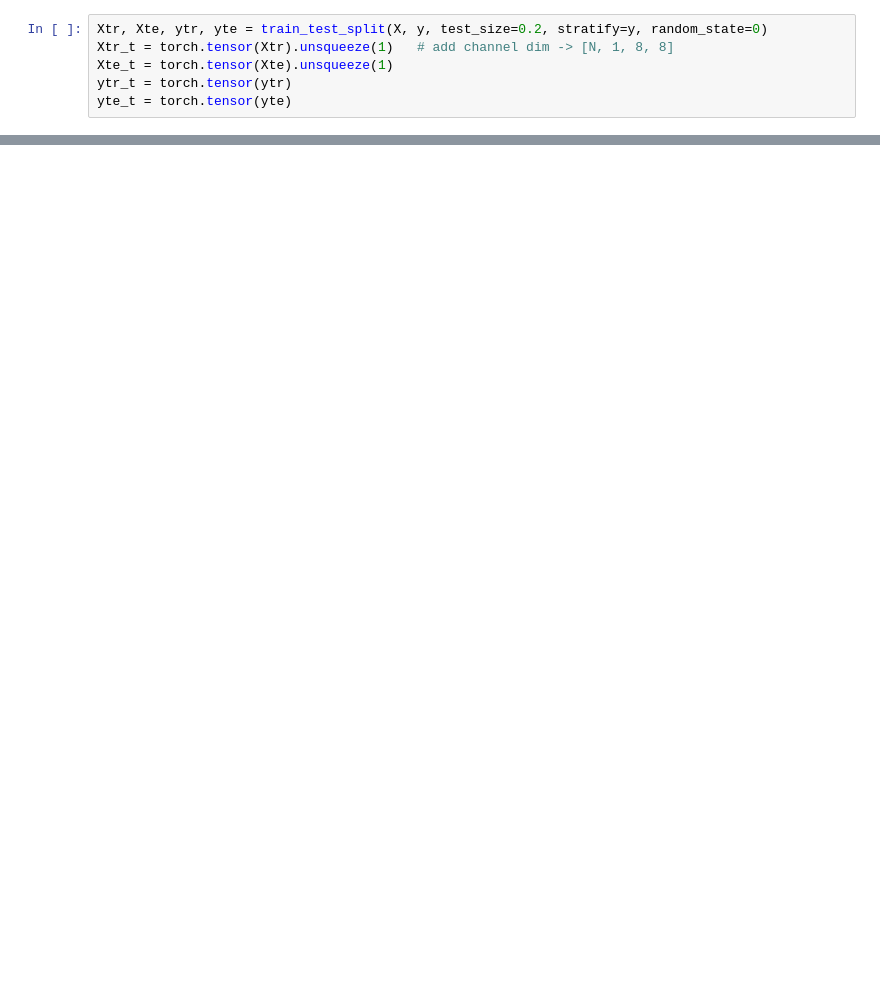
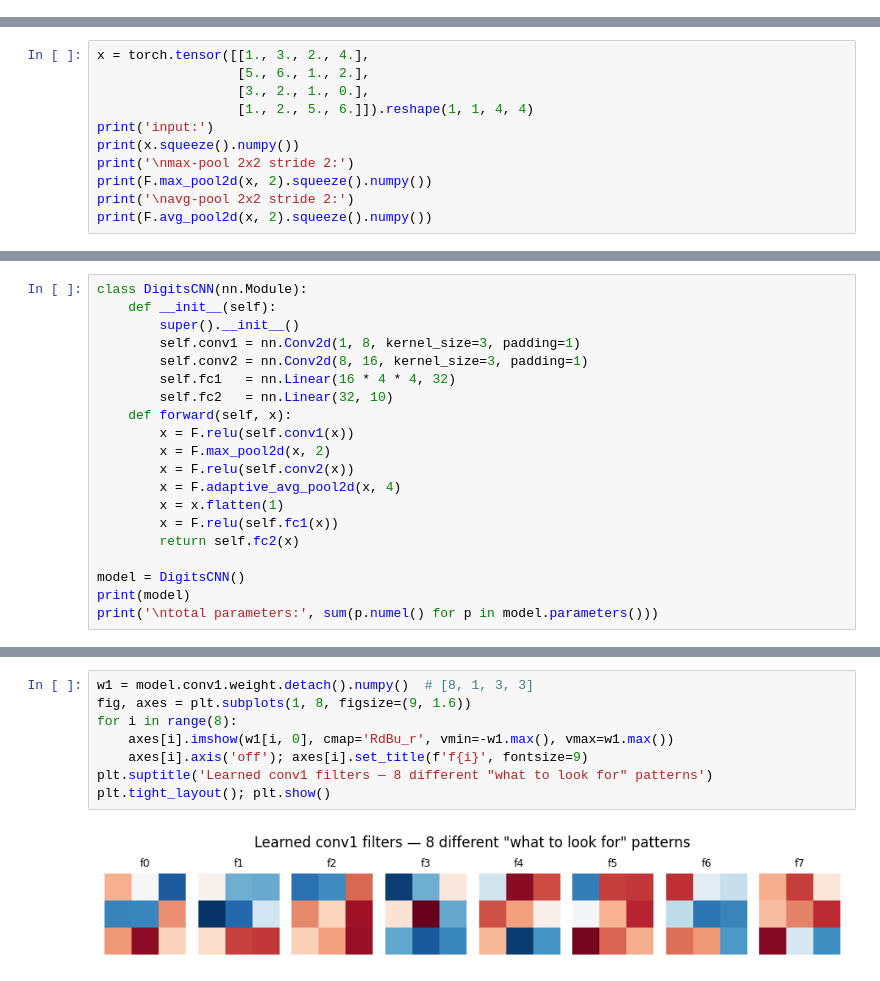
Before and after one commit to allamaprabhuani/allamaprabhuani.github.io, a Jupyter notebook: notebooks/04-cnns.ipynb, the cells around one changed output, grey strips where cells are left out. Saved outputs shown, nothing was run; the diff lists cells and outputs as text; blank space fills up the shorter version.

```diff
--- a/notebooks/04-cnns.ipynb
+++ b/notebooks/04-cnns.ipynb
@@ -33,6 +0,0 @@ shape: (1797, 8, 8)   classes: 0-9
-# %%
-Xtr, Xte, ytr, yte = train_test_split(X, y, test_size=0.2, stratify=y, random_state=0)
-Xtr_t = torch.tensor(Xtr).unsqueeze(1)   # add channel dim -> [N, 1, 8, 8]
-Xte_t = torch.tensor(Xte).unsqueeze(1)
-ytr_t = torch.tensor(ytr)
-yte_t = torch.tensor(yte)
@@ -151,0 +171,11 @@ For the rest of the series, see [tutorials](/tutorials/).
+# %%
+x = torch.tensor([[1., 3., 2., 4.],
+                  [5., 6., 1., 2.],
+                  [3., 2., 1., 0.],
+                  [1., 2., 5., 6.]]).reshape(1, 1, 4, 4)
+print('input:')
+print(x.squeeze().numpy())
+print('\nmax-pool 2x2 stride 2:')
+print(F.max_pool2d(x, 2).squeeze().numpy())
+print('\navg-pool 2x2 stride 2:')
+print(F.avg_pool2d(x, 2).squeeze().numpy())
@@ -151,0 +218,20 @@ For the rest of the series, see [tutorials](/tutorials/).
+# %%
+class DigitsCNN(nn.Module):
+    def __init__(self):
+        super().__init__()
+        self.conv1 = nn.Conv2d(1, 8, kernel_size=3, padding=1)
+        self.conv2 = nn.Conv2d(8, 16, kernel_size=3, padding=1)
+        self.fc1   = nn.Linear(16 * 4 * 4, 32)
+        self.fc2   = nn.Linear(32, 10)
+    def forward(self, x):
+        x = F.relu(self.conv1(x))
+        x = F.max_pool2d(x, 2)
+        x = F.relu(self.conv2(x))
+        x = F.adaptive_avg_pool2d(x, 4)
+        x = x.flatten(1)
+        x = F.relu(self.fc1(x))
+        return self.fc2(x)
+
+model = DigitsCNN()
+print(model)
+print('\ntotal parameters:', sum(p.numel() for p in model.parameters()))
@@ -151,0 +287,10 @@ For the rest of the series, see [tutorials](/tutorials/).
+# %%
+w1 = model.conv1.weight.detach().numpy()  # [8, 1, 3, 3]
+fig, axes = plt.subplots(1, 8, figsize=(9, 1.6))
+for i in range(8):
+    axes[i].imshow(w1[i, 0], cmap='RdBu_r', vmin=-w1.max(), vmax=w1.max())
+    axes[i].axis('off'); axes[i].set_title(f'f{i}', fontsize=9)
+plt.suptitle('Learned conv1 filters — 8 different "what to look for" patterns')
+plt.tight_layout(); plt.show()
+# %% [output]
+[figure, added]
```
Also changed, not shown: parts of 37 cells of this notebook, 20 other files.
